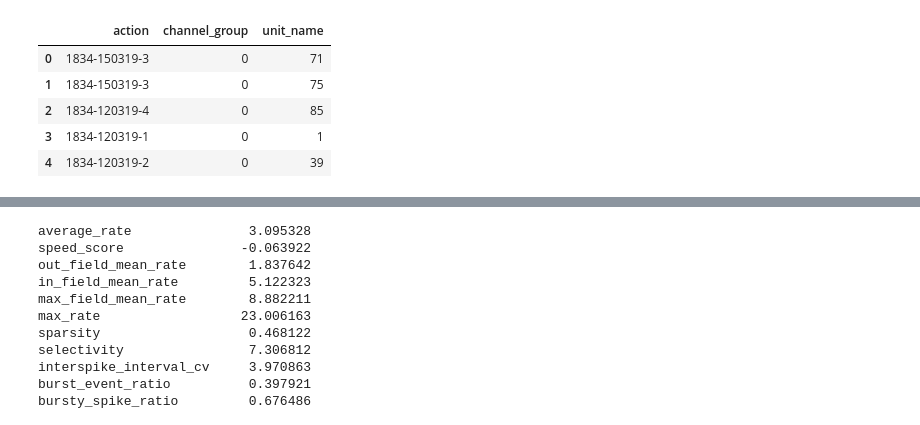
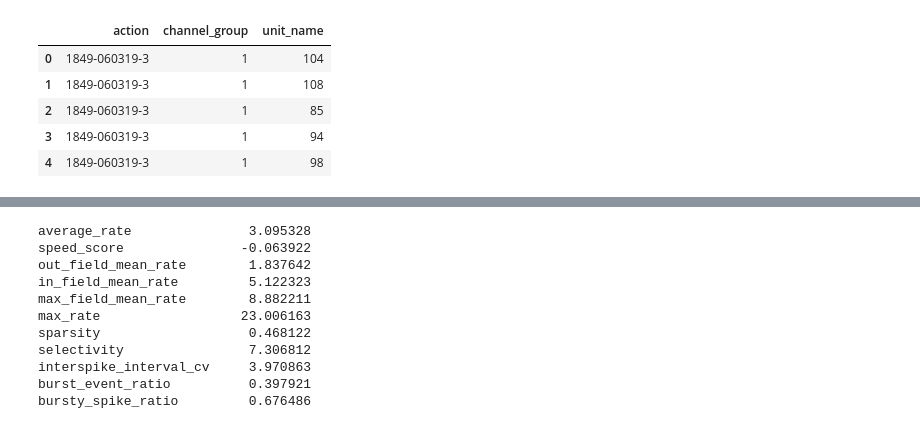
Before and after one commit to CINPLA/septum-mec, a Jupyter notebook: notebooks/10_calculate_spatial_statistics.ipynb, the cells around one changed output, grey strips where cells are left out. Cells and saved outputs as stored; diff of their text form; code cells hidden in the pictures.

```diff
--- a/notebooks/10_calculate_spatial_statistics.ipynb
+++ b/notebooks/10_calculate_spatial_statistics.ipynb
@@ -46,12 +46,13 @@ project = expipe.get_project(project_path)
 actions = project.actions
 # %%
 identify_neurons = actions['identify-neurons']
-units = pd.read_csv(identify_neurons.data_path('units'))
+units = pd.read_csv(identify_neurons.data_path('all_non_identified_units'))
+# units = pd.read_csv(identify_neurons.data_path('units'))
 units.head()
 # %% [output]
 |  | action | channel_group | unit_name |
-| 0 | 1834-150319-3 | 0 | 71 |
-| 1 | 1834-150319-3 | 0 | 75 |
-| 2 | 1834-120319-4 | 0 | 85 |
-| 3 | 1834-120319-1 | 0 | 1 |
-| 4 | 1834-120319-2 | 0 | 39 |
+| 0 | 1849-060319-3 | 1 | 104 |
+| 1 | 1849-060319-3 | 1 | 108 |
+| 2 | 1849-060319-3 | 1 | 85 |
+| 3 | 1849-060319-3 | 1 | 94 |
+| 4 | 1849-060319-3 | 1 | 98 |
```
Also changed, not shown: parts of 7 cells of this notebook, 6 other files.
